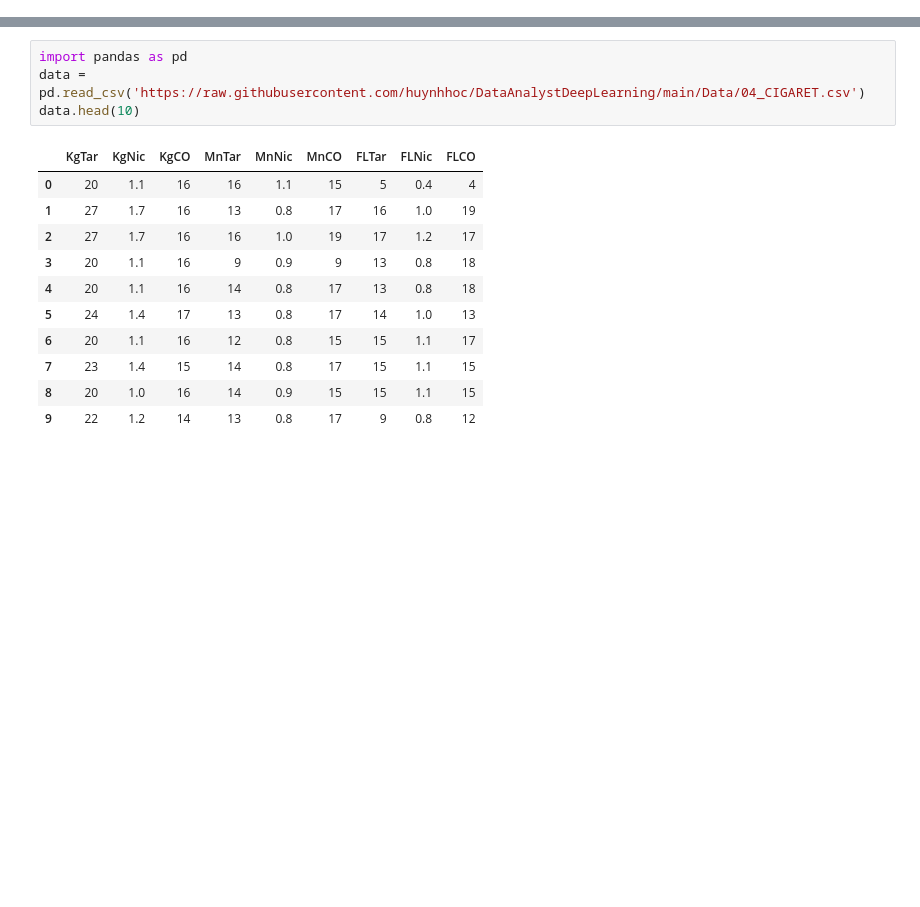
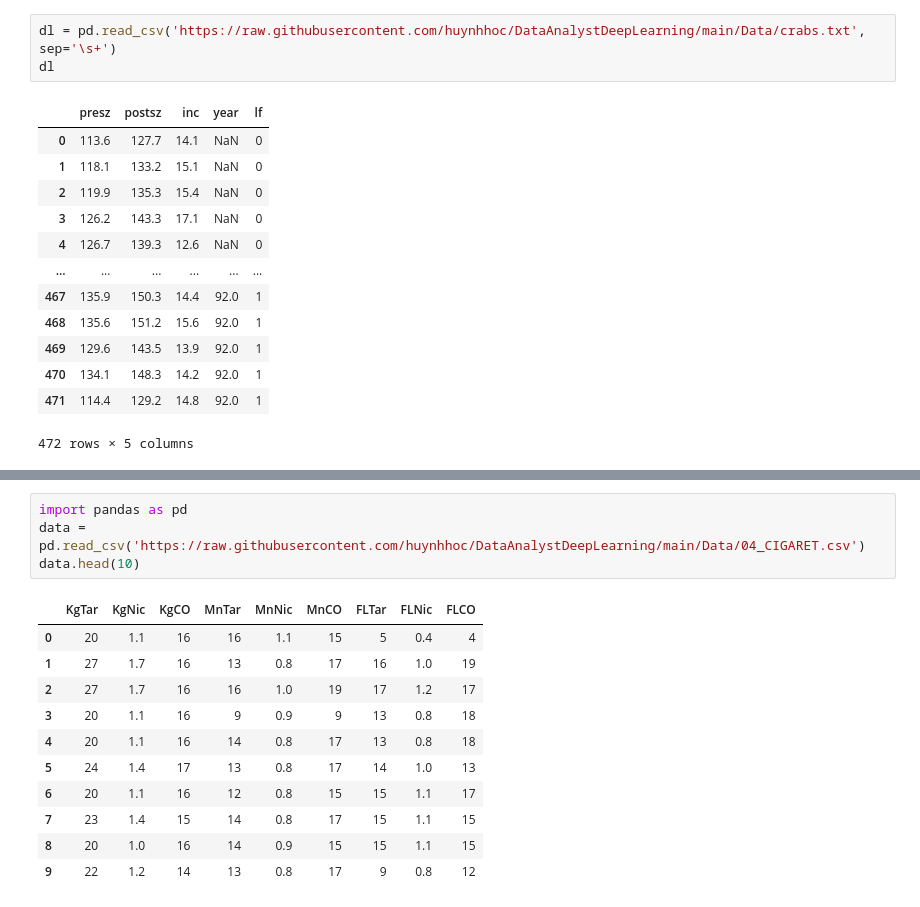
Before and after one commit to CodeNguthe/DataAnalystDeepLearning, a Jupyter notebook: Lab_homeworks/Lab6.ipynb, the cells around one changed output, grey strips where cells are left out. Cells and saved outputs as stored; diff of their text form; blank space fills up the shorter version.

```diff
--- a/Lab_homeworks/Lab6.ipynb
+++ b/Lab_homeworks/Lab6.ipynb
@@ -2,0 +16,17 @@
+# %%
+dl = pd.read_csv('https://raw.githubusercontent.com/huynhhoc/DataAnalystDeepLearning/main/Data/crabs.txt', sep='\s+')
+dl
+# %% [output]
+|  | presz | postsz | inc | year | lf |
+| 0 | 113.6 | 127.7 | 14.1 | NaN | 0 |
+| 1 | 118.1 | 133.2 | 15.1 | NaN | 0 |
+| 2 | 119.9 | 135.3 | 15.4 | NaN | 0 |
+| 3 | 126.2 | 143.3 | 17.1 | NaN | 0 |
+| 4 | 126.7 | 139.3 | 12.6 | NaN | 0 |
+| ... | ... | ... | ... | ... | ... |
+| 467 | 135.9 | 150.3 | 14.4 | 92.0 | 1 |
+| 468 | 135.6 | 151.2 | 15.6 | 92.0 | 1 |
+| 469 | 129.6 | 143.5 | 13.9 | 92.0 | 1 |
+| 470 | 134.1 | 148.3 | 14.2 | 92.0 | 1 |
+| 471 | 114.4 | 129.2 | 14.8 | 92.0 | 1 |
+472 rows × 5 columns
```
Also changed, not shown: parts of 13 cells of this notebook.
